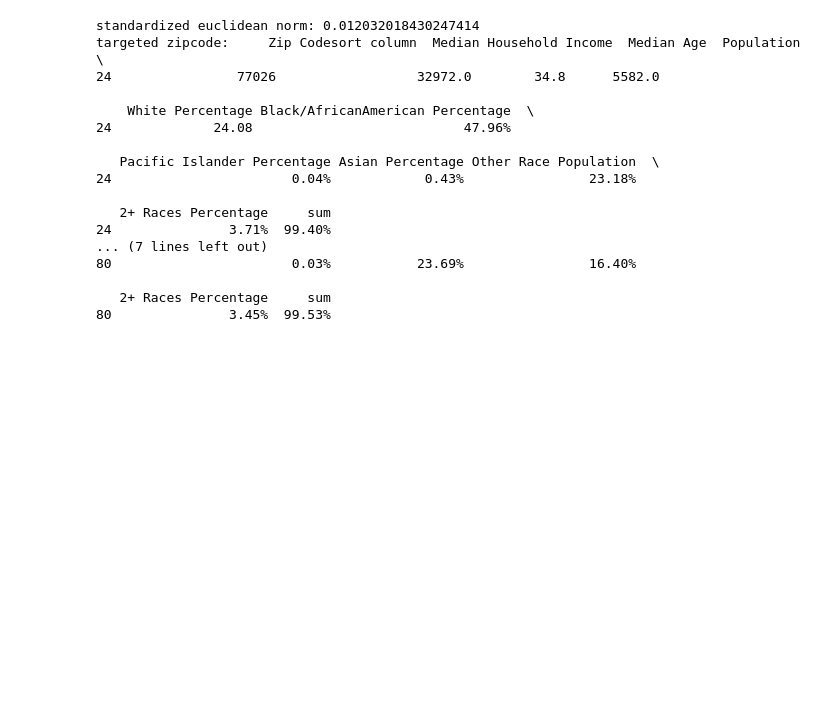
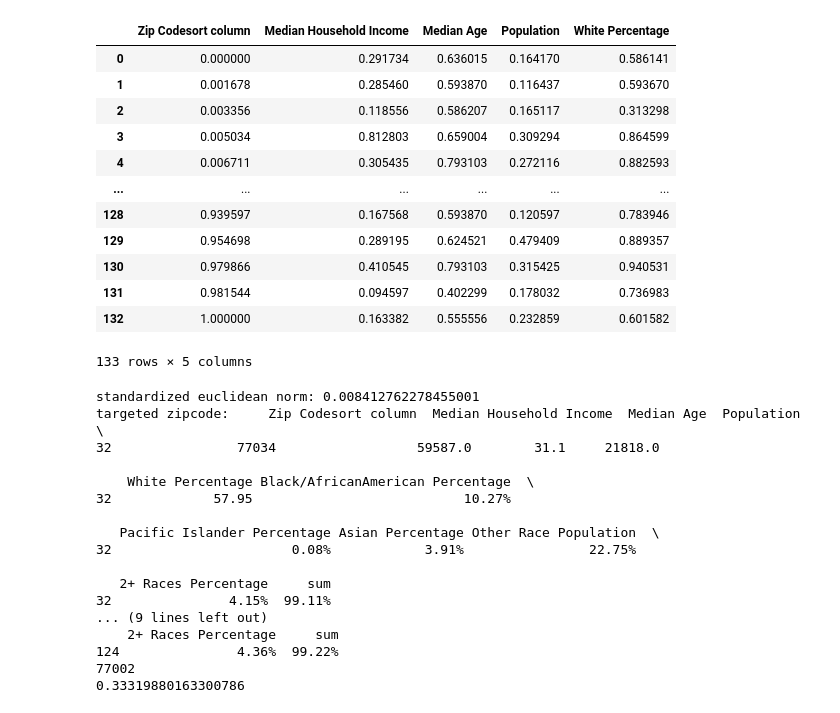
Before and after one commit to ywiamnog/Datathon-2023, a Jupyter notebook: euclid_dist.ipynb, the cells around one changed output. Drawn from its saved outputs; the diff is of its cells as text; code cells hidden in the pictures; blank space fills up the shorter version.

```diff
--- a/euclid_dist.ipynb
+++ b/euclid_dist.ipynb
@@ -5,17 +5,38 @@ import openpyxl
 import math
 import re
 import numpy as np
+# %%
+zipdata = pd.read_csv("ExternalDataByZipcode.csv")
+
+# convert data into usuable types
+zipdata['Median Household Income'] = zipdata['Median Household Income'].str.replace('\W', '', regex=True).astype(float)
+zipdata['Population'] = zipdata['Population'].str.replace('\W', '', regex=True).astype(float)
+zipdata['White Percentage'] = (zipdata['White Percentage'].str.replace('\W', '', regex=True).astype(float)) / 100
+
+# print(zipdata.var())
+# print(zipdata.dtypes)
+zipdata.head()
+
+focusdf = zipdata[['Zip Codesort column', 'Median Household Income', 'Median Age', 'Population', "White Percentage"]]
+# normed_zipdata = (focusdf-focusdf.mean())/focusdf.std()
+# normed_zipdata
+normed_zipdata = (focusdf-focusdf.min())/(focusdf.max()-focusdf.min())
+normed_zipdata
+# %% [output]
+|  | Zip Codesort column | Median Household Income | Median Age | Population | White Percentage |
+| 0 | 0.000000 | 0.291734 | 0.636015 | 0.164170 | 0.586141 |
+| 1 | 0.001678 | 0.285460 | 0.593870 | 0.116437 | 0.593670 |
+| 2 | 0.003356 | 0.118556 | 0.586207 | 0.165117 | 0.313298 |
+| 3 | 0.005034 | 0.812803 | 0.659004 | 0.309294 | 0.864599 |
+| 4 | 0.006711 | 0.305435 | 0.793103 | 0.272116 | 0.882593 |
+| ... | ... | ... | ... | ... | ... |
+| 128 | 0.939597 | 0.167568 | 0.593870 | 0.120597 | 0.783946 |
+| 129 | 0.954698 | 0.289195 | 0.624521 | 0.479409 | 0.889357 |
+| 130 | 0.979866 | 0.410545 | 0.793103 | 0.315425 | 0.940531 |
+| 131 | 0.981544 | 0.094597 | 0.402299 | 0.178032 | 0.736983 |
+| 132 | 1.000000 | 0.163382 | 0.555556 | 0.232859 | 0.601582 |
+133 rows × 5 columns
 # %%
-zipdata = pd.read_csv("ExternalDataByZipcode.csv")
-
-# convert data into usuable types
-zipdata['Median Household Income'] = zipdata['Median Household Income'].str.replace('\W', '', regex=True).astype(float)
-zipdata['Population'] = zipdata['Population'].str.replace('\W', '', regex=True).astype(float)
-zipdata['White Percentage'] = (zipdata['White Percentage'].str.replace('\W', '', regex=True).astype(float)) / 100
-
-# print(zipdata.var())
-# print(zipdata.dtypes)
-zipdata.head()
 
 # for each zip code find standardized euclidean norm (2-norm) of varialbes
 # vars = [income, age, population, nonwhite]
@@ -24,7 +45,7 @@ zipdata.head()
 norm = []
 
 # select which zipcode to test
-zipcode = 77026
+zipcode = 77034
 zipindex = zipdata[zipdata['Zip Codesort column'] == zipcode].index.values
 targeted = [zipindex[0]]
 
@@ -59,21 +80,27 @@ print('standardized euclidean norm:', min(norm))
 indexnorm = np.argmin(norm)
 print('targeted zipcode:', zipdata.loc[[targeted[0]]])
 print('closest other zipcode:', zipdata.loc[[indexnorm]])
+closezip = zipdata.loc[0].at['Zip Codesort column']
+print(closezip)
+
+normed_zipdata
+x = normed_zipdata.loc[zipindex[0]].at['Population']
+print(x)
 # %% [output]
-standardized euclidean norm: 0.012032018430247414
+standardized euclidean norm: 0.008412762278455001
 targeted zipcode:     Zip Codesort column  Median Household Income  Median Age  Population  \
-24                77026                  32972.0        34.8      5582.0
+32                77034                  59587.0        31.1     21818.0
 
     White Percentage Black/AfricanAmerican Percentage  \
-24             24.08                           47.96%
+32             57.95                           10.27%
 
    Pacific Islander Percentage Asian Percentage Other Race Population  \
-24                       0.04%            0.43%                23.18%
+32                       0.08%            3.91%                22.75%
 
    2+ Races Percentage     sum
-24               3.71%  99.40%
-... (7 lines left out)
-80                       0.03%           23.69%                16.40%
-
-   2+ Races Percentage     sum
-80               3.45%  99.53%
+32               4.15%  99.11%
+... (9 lines left out)
+    2+ Races Percentage     sum
+124               4.36%  99.22%
+77002
+0.33319880163300786
```
Also changed, not shown: parts of 3 cells of this notebook, 7 other files.
